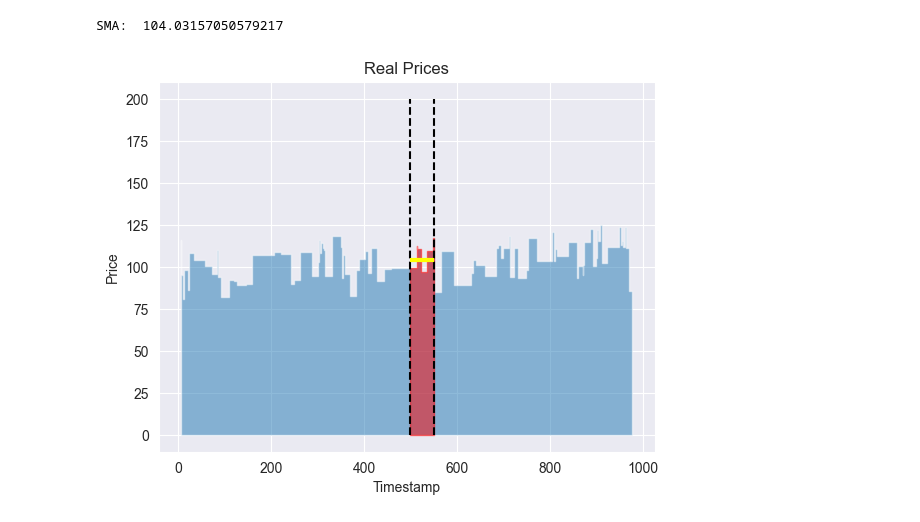
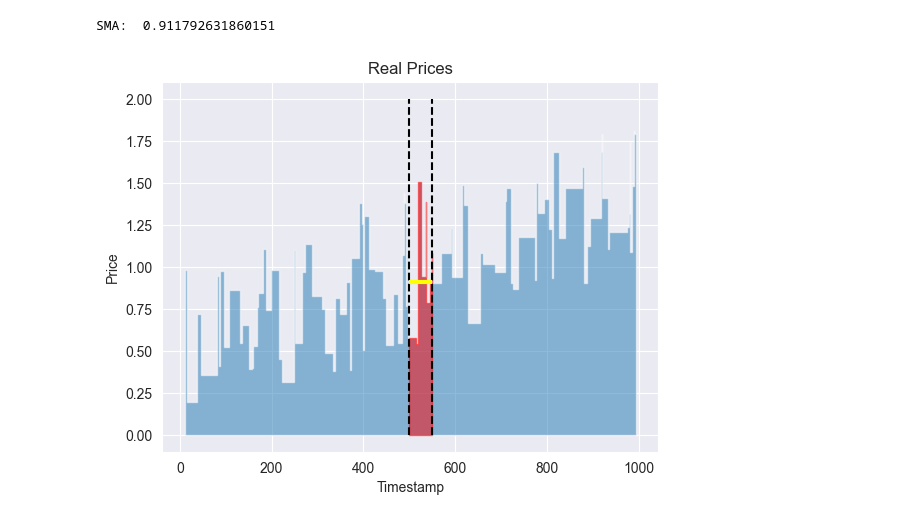
Before and after one commit to X-Bruce-Y/Quant-MovingAverage, a Jupyter notebook: MovingAverage.ipynb, the cells around one changed output. Drawn from its saved outputs; the diff is of its cells as text; code cells hidden in the pictures.

```diff
--- a/MovingAverage.ipynb
+++ b/MovingAverage.ipynb
@@ -4,8 +4,9 @@ import numpy as np
 import matplotlib.pyplot as plt
 import seaborn as sns
 np.random.seed(42)
+
 ideal_timestamps = np.arange(0, 1000, 1)
-ideal_prices = np.random.normal(100, 10, 1000)+np.arange(0, 1000, 1)/100
+ideal_prices = np.random.random(size=1000)+np.arange(0, 1000, 1)/1000
 # 然后随机生成一个真实的股价时间序列
 real_timestamps = ideal_timestamps[np.sort(np.random.randint(0, 1000, 100))]
 real_prices = ideal_prices[real_timestamps]
@@ -21,4 +22,5 @@ sns.lineplot(x=real_timestamps, y=real_prices, label="real")
 # %%
+
 # 先考虑（t, Pt）尚未超出内存限制的情况。例如在len(real_timestamps)==100的情况下，设置内存上限为num_bins=50
 # 在这种情况下，只需要根据实际数据，计算[t-W, t]时间段内的平均价格
 
@@ -28,48 +30,48 @@ sns.lineplot(x=real_timestamps, y=real_prices, label="real")
 # 当给定[t-W, t]时，可以通过计算该区域的面积除以W来得到SMA。以t=500,W=50为例，可以得到如下图像
 
 t, W = 550, 50
-plt.fill_between(real_timestamps, real_prices, step="pre", alpha=0.5)
+plt.fill_between(real_timestamps, real_prices, step="post", alpha=0.5)
 plt.xlabel('Timestamp')
 plt.ylabel('Price')
 plt.title('Real Prices')
-plt.vlines(t, 0, 200, colors="k", linestyles="dashed")
-plt.vlines(t-W, 0, 200, colors="k", linestyles="dashed")
+plt.vlines(t, 0, 2, colors="k", linestyles="dashed")
+plt.vlines(t-W, 0, 2, colors="k", linestyles="dashed")
 
 t_start = t-W
 t_end = t
 t_start_idx = np.where(real_timestamps>=t_start)[0][0]
 t_end_idx = np.where(real_timestamps<=t_end)[0][-1]
 p_start = real_prices[t_start_idx] if real_timestamps[t_start_idx]==t_start else real_prices[t_start_idx-1]
 p_end = real_prices[t_end_idx] if real_timestamps[t_end_idx]==t_end else real_prices[t_end_idx+1]
 t_range = np.concatenate([[t_start], real_timestamps[t_start_idx:t_end_idx+1], [t_end]])
 p_range = np.concatenate([[p_start], real_prices[t_start_idx:t_end_idx+1], [p_end]])
-plt.fill_between(t_range, p_range, step="pre", alpha=0.5, color="r")
+plt.fill_between(t_range, p_range, step="post", alpha=0.5, color="r")
 
 
 # 计算这一段的面积并处以W，即可得到SMA，用黄色实线标出
 sma = np.trapz(p_range, t_range)/W
 print("SMA: ", sma)
 plt.hlines(sma, t_start, t_end, colors="yellow",linewidth=3)
 plt.show()
 
 # 至此可以给出基于timestamps, prices, t, W的SMA计算函数
 # 相比于先将timestamps和prices下采样再计算所关心区间的结果，本算法直接计算所关心区间的结果，性能更优
 def SMA(timestamps, prices, t, W):
     t_start = t-W
     t_end = t
     t_start_idx = np.where(timestamps>=t_start)[0][0]
     t_end_idx = np.where(timestamps<=t_end)[0][-1]
     p_start = prices[t_start_idx] if timestamps[t_start_idx]==t_start else prices[t_start_idx-1]
-    p_end = prices[t_end_idx] if timestamps[t_end_idx]==t_end else prices[t_end_idx+1]
+    p_end = prices[t_end_idx] if timestamps[t_end_idx]==t_end else prices[t_end_idx-1]
     t_range = np.concatenate([[t_start], timestamps[t_start_idx:t_end_idx+1], [t_end]])
     p_range = np.concatenate([[p_start], prices[t_start_idx:t_end_idx+1], [p_end]])
     return np.trapz(p_range, t_range)/W
 
 # 此即为MovingAverage.Get()的雏形，为符合题设，只需将t设置为timestamps[-1]即可
 # 在题目假设下，这种方法能够顾及数据间隔变化极端的情况下的鲁棒性
 # %% [output]
-SMA:  104.03157050579217
+SMA:  0.911792631860151
-[figure, old version]
+[figure, new version]
 # %%
 # 接下来首先完成未超出内存时的MovingAverage
 class MovingAverage:
```
Also changed, not shown: parts of 6 cells of this notebook.
